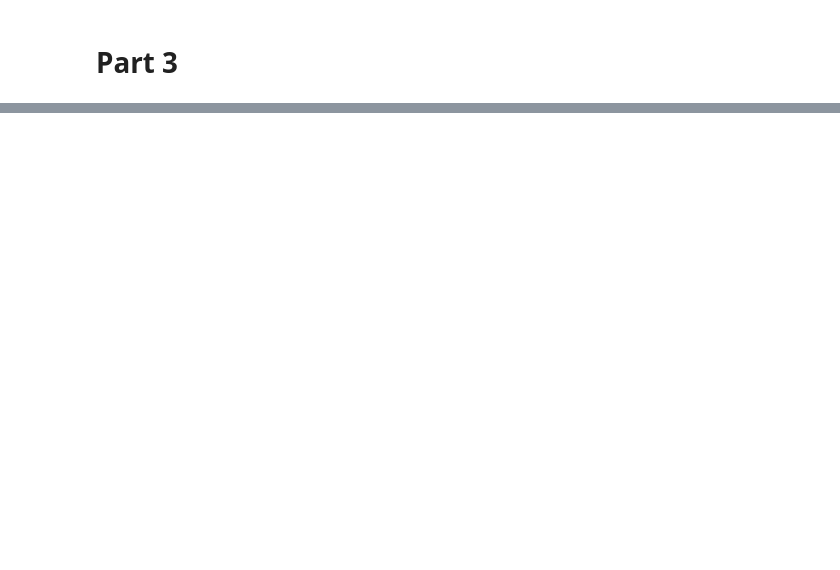
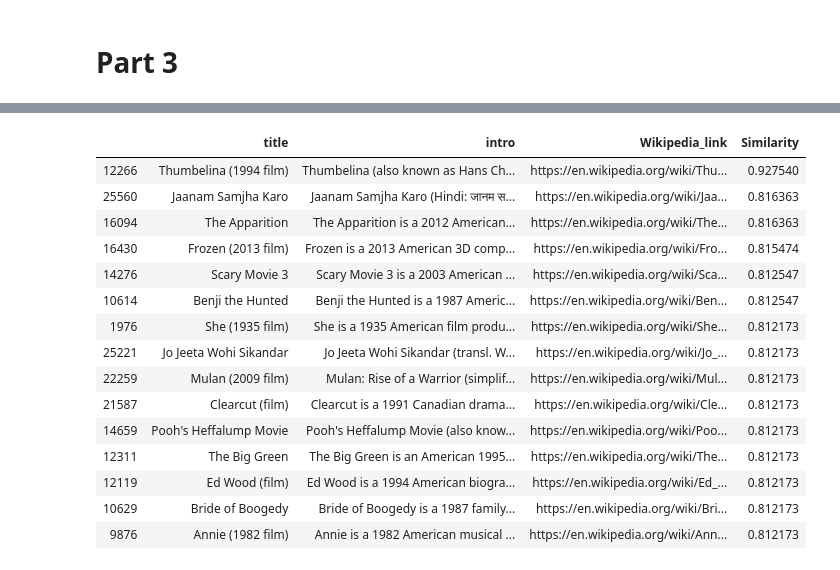
Before and after one commit to DavideZingaro/HW3, a Jupyter notebook: homework_3.ipynb, the cells around one changed output, grey strips where cells are left out. Cells and saved outputs as stored; diff of their text form; code cells hidden in the pictures; blank space fills up the shorter version.

```diff
--- a/homework_3.ipynb
+++ b/homework_3.ipynb
@@ -492,0 +396,18 @@ WordNetError: no lemma '' with part of speech 'n'
+# %%
+def cosSim_3(row):
+    film_vector = []
+    query_vector = []
+    for elem in cleaned_query3:
+        if(elem in tfidf_vocabulary):
+            if(row['film_id'] in tfidf_vocabulary[elem]):
+                film_vector.append(tfidf_vocabulary[elem][row['film_id']]*row['rank_duration'])
+                query_vector.append(1)
+            else:
+                film_vector.append(0)
+                query_vector.append(1)
+        else:
+            film_vector.append(0)
+            query_vector.append(1)
+
+    cos_sim = cosine_similarity([film_vector], [query_vector])[0][0]
+    return cos_sim
@@ -492,0 +442,29 @@ WordNetError: no lemma '' with part of speech 'n'
+# %%
+list_tuples_3 = []
+for i in range(30000):
+    list_tuples_3.append((list(search2[search2['film_id'] == i]['Similarity'])[0], i))
+# %%
+heapq.heapify(list_tuples_3)
+largest_sim_3 = nlargest(15, list_tuples_3)
+# %%
+res_sim_3 = pd.DataFrame(columns = ['title', 'intro', 'Wikipedia_link', 'Similarity'])
+for elem in largest_sim_3:
+    res_sim_3 = res_sim_3.append(h[h['film_id'] == elem[1]][['title', 'intro', 'Wikipedia_link', 'Similarity']])
+res_sim_3
+# %% [output]
+|  | title | intro | Wikipedia_link | Similarity |
+| 12266 | Thumbelina (1994 film) | Thumbelina (also known as Hans Ch... | https://en.wikipedia.org/wiki/Thu... | 0.927540 |
+| 25560 | Jaanam Samjha Karo | Jaanam Samjha Karo (Hindi: जानम स... | https://en.wikipedia.org/wiki/Jaa... | 0.816363 |
+| 16094 | The Apparition | The Apparition is a 2012 American... | https://en.wikipedia.org/wiki/The... | 0.816363 |
+| 16430 | Frozen (2013 film) | Frozen is a 2013 American 3D comp... | https://en.wikipedia.org/wiki/Fro... | 0.815474 |
+| 14276 | Scary Movie 3 | Scary Movie 3 is a 2003 American ... | https://en.wikipedia.org/wiki/Sca... | 0.812547 |
+| 10614 | Benji the Hunted | Benji the Hunted is a 1987 Americ... | https://en.wikipedia.org/wiki/Ben... | 0.812547 |
+| 1976 | She (1935 film) | She is a 1935 American film produ... | https://en.wikipedia.org/wiki/She... | 0.812173 |
+| 25221 | Jo Jeeta Wohi Sikandar | Jo Jeeta Wohi Sikandar (transl. W... | https://en.wikipedia.org/wiki/Jo_... | 0.812173 |
+| 22259 | Mulan (2009 film) | Mulan: Rise of a Warrior (simplif... | https://en.wikipedia.org/wiki/Mul... | 0.812173 |
+| 21587 | Clearcut (film) | Clearcut is a 1991 Canadian drama... | https://en.wikipedia.org/wiki/Cle... | 0.812173 |
+| 14659 | Pooh's Heffalump Movie | Pooh's Heffalump Movie (also know... | https://en.wikipedia.org/wiki/Poo... | 0.812173 |
+| 12311 | The Big Green | The Big Green is an American 1995... | https://en.wikipedia.org/wiki/The... | 0.812173 |
+| 12119 | Ed Wood (film) | Ed Wood is a 1994 American biogra... | https://en.wikipedia.org/wiki/Ed_... | 0.812173 |
+| 10629 | Bride of Boogedy | Bride of Boogedy is a 1987 family... | https://en.wikipedia.org/wiki/Bri... | 0.812173 |
+| 9876 | Annie (1982 film) | Annie is a 1982 American musical ... | https://en.wikipedia.org/wiki/Ann... | 0.812173 |
```
Also changed, not shown: parts of 39 cells of this notebook, 9 other files.
